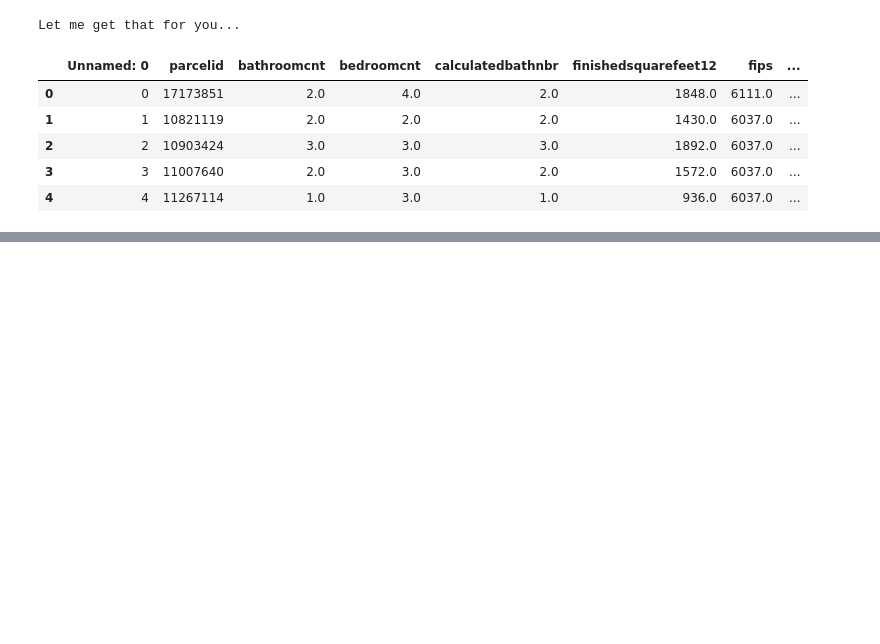
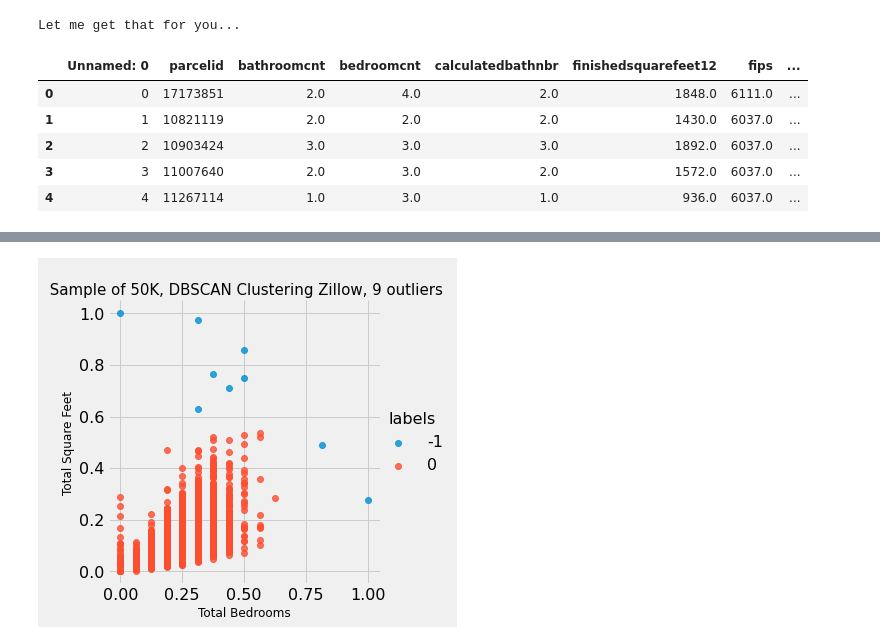
Before and after one commit to craigcalzado/anomaly-detection-exercises-, a Jupyter notebook: clustering_anomaly_detection.ipynb, the cells around one changed output, grey strips where cells are left out. Drawn from its saved outputs; the diff is of its cells as text; code cells hidden in the pictures; blank space fills up the shorter version.

```diff
--- a/clustering_anomaly_detection.ipynb
+++ b/clustering_anomaly_detection.ipynb
@@ -338,6 +339,9 @@ zillow_df.head()
 # %%
 # select feature for dbscan clustering
 sqft_br = zillow_df[["bedroomcnt", "finishedsquarefeet12"]]
+# %%
+# take a 10000 sample of the data
+sqft_br = sqft_br.sample(n=50000)
 # %%
 # drop null values
 sqft_br = sqft_br.dropna()
@@ -363,3 +380,8 @@ anomalies
+# %%
+# plotting defaults
+plt.rc('figure', figsize=(11, 5))
+plt.style.use('fivethirtyeight')
+plt.rc('font', size=16)
 # %%
 # plot the data
 plt.scatter(sqft_br['bedroomcnt'], sqft_br['finishedsquarefeet12'], c=sqft_br.labels)
@@ -370,0 +395,12 @@ plt.show();
+# %%
+# use seaborn to plot the data
+sns.lmplot(x='bedroomcnt', y='finishedsquarefeet12', data=sqft_br, hue='labels', fit_reg=False)
+# add labels
+plt.xlabel('Total Bedrooms', fontsize=12)
+plt.ylabel('Total Square Feet', fontsize=12)
+plt.title('\n Sample of 50K, DBSCAN Clustering Zillow, 9 outliers', fontsize=15)
+# save the all the plots
+plt.savefig('zillow_dbscan.png', dpi=300)
+plt.show();
+# %% [output]
+[figure, added]
```
Also changed, not shown: parts of 5 cells of this notebook, 1 other file.
